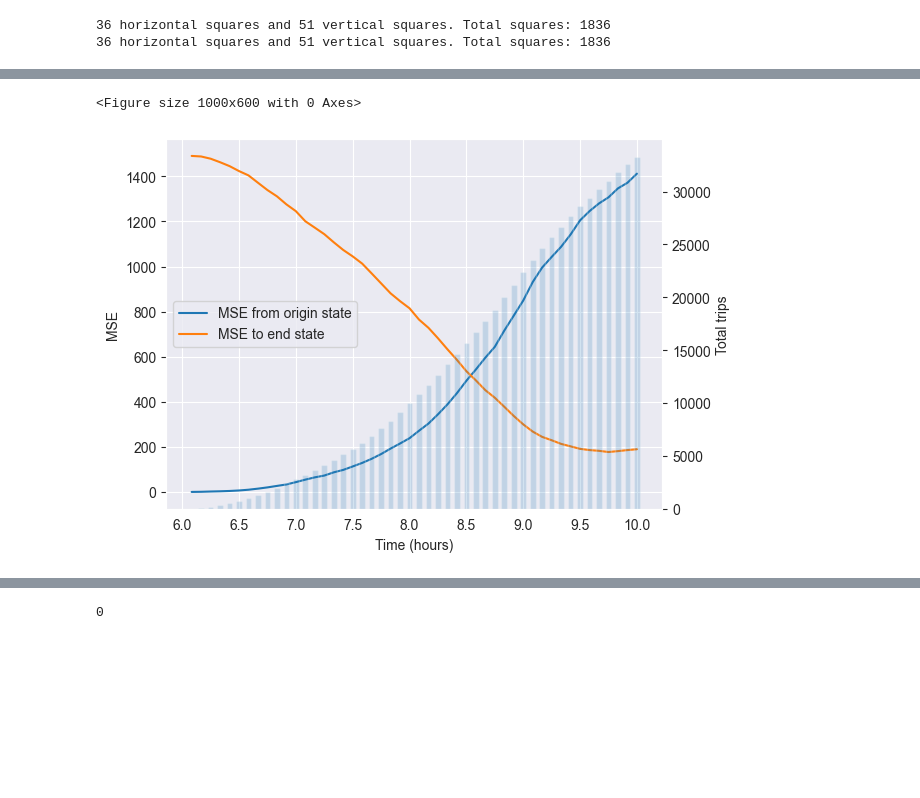
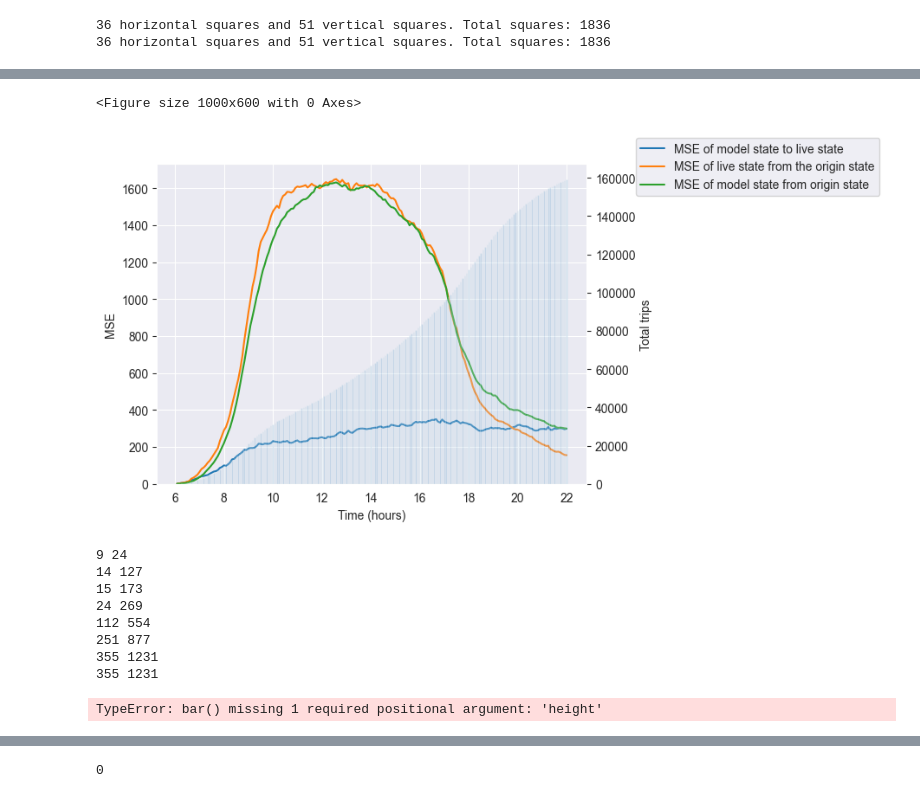
Before and after one commit to jarrettreimers/CSUREMM, a Jupyter notebook: cluster_model/cluster_model_testing.ipynb, the cells around one changed output, grey strips where cells are left out. Cells and saved outputs as stored; diff of their text form; code cells hidden in the pictures; blank space fills up the shorter version.

```diff
--- a/cluster_model/cluster_model_testing.ipynb
+++ b/cluster_model/cluster_model_testing.ipynb
@@ -18,7 +18,7 @@ with open('../station_information.json', 'r') as f:
     station_information = simplejson.load(f)['data']['stations']
 
 with open('../data/ideal_states/bounds.pickle', 'rb') as f:
-    bounded = pickle.load(f)
+    bounds = pickle.load(f)
 
 # path = '../data/station_data/status_at_time/2024_6_20_2:19.csv'
 # time = timedelta(hours=6)
@@ -32,10 +32,11 @@ model.init_clusters(square_length=square_size)
 model_2 = ClusterModel(station_data=station_data, in_transit=[], tph=4)
 model_2.init_clusters(square_length=square_size)
 
-start_df = parameter.get_state_df(station_information, f'rebalancing/data/9/2024-07-09-10-00.pickle')
-end_df = parameter.get_state_df(station_information, f'rebalancing/data/9/2024-07-09-14-00.pickle')
+day = 15
+start_df = parameter.get_state_df(station_information, f'rebalancing/data/{day}/2024-07-{day}-09-00.pickle')
+end_df = parameter.get_state_df(station_information, f'rebalancing/data/{day}/2024-07-{day}-10-00.pickle')
 model.init_df_state(start_df, time=timedelta(hours=6))
-model_2.init_df_state(end_df, time=timedelta(hours=10))
+model_2.init_df_state(end_df, time=timedelta(hours=6))
 
 original_state = {i: model.cluster_dict[i].curr_bikes for i in model.cluster_dict}
 end_state = {i: model_2.cluster_dict[i].curr_bikes for i in model_2.cluster_dict}
@@ -83,16 +140,47 @@ Total trips: 33292
 # %%
 plt.figure(figsize=(10,6))
 fig, ax1 = plt.subplots()
 ax2 = ax1.twinx()
-ax1.plot([stamp.total_seconds()/3600 for stamp in time], origin_mse, label='MSE from origin state')
-ax1.plot([stamp.total_seconds()/3600 for stamp in time], end_mse, label='MSE to end state')
+ax1.plot([stamp.total_seconds()/3600 for stamp in time], live_mse, label='MSE of model state to live state')
+ax1.plot([stamp.total_seconds()/3600 for stamp in time], origin_mse, label='MSE of live state from the origin state')
+ax1.plot([stamp.total_seconds()/3600 for stamp in time], end_mse, label='MSE of model state from origin state')
+# ax1.plot([stamp.total_seconds()/3600 for stamp in time], mape, label='MAPE of model state to live state')
+# ax1.plot([stamp.total_seconds()/3600 for stamp in time], mape_origin, label='MAPE of live state to origin state')
 ax2.bar([stamp.total_seconds()/3600 for stamp in time], total_trips, alpha=0.2, label='Total trips', width=0.05)
 ax1.set_xlabel('Time (hours)')
 ax1.set_ylabel('MSE')
-ax1.legend(loc='center left')
+ax1.set_ylim(ymin=0)
+ax1.legend(bbox_to_anchor=(1.1, 1.1))
+# ax1.legend(loc='upper left')
 ax2.set_ylabel('Total trips')
 ax2.grid(False)
 plt.show()
 # %% [output]
 <Figure size 1000x600 with 0 Axes>
-[figure, old version]
+[figure, new version]
+# %%
+fail_max = 0
+fail_cluster = 0
+for cluster in model.cluster_dict.values():
+    failures = len(cluster.bad_arrivals) + len(cluster.bad_departures)
+    if failures > fail_max:
+        fail_max = failures
+        fail_cluster = cluster.name
+        print(fail_max, fail_cluster)
+print(fail_max, fail_cluster)
+# %% [output]
+9 24
+14 127
+15 173
+24 269
+112 554
+251 877
+355 1231
+355 1231
+# %%
+cluster = model.cluster_dict[877]
+fail_arrivals = [trip.start_time.total_seconds()/3600 for trip in cluster.bad_arrivals]
+fail_departures = [trip.start_time.total_seconds()/3600 for trip in cluster.bad_departures]
+plt.bar(fail_arrivals)
+# %% [output]
+TypeError: bar() missing 1 required positional argument: 'height'
```
Also changed, not shown: parts of 20 cells of this notebook, 8 other files.
